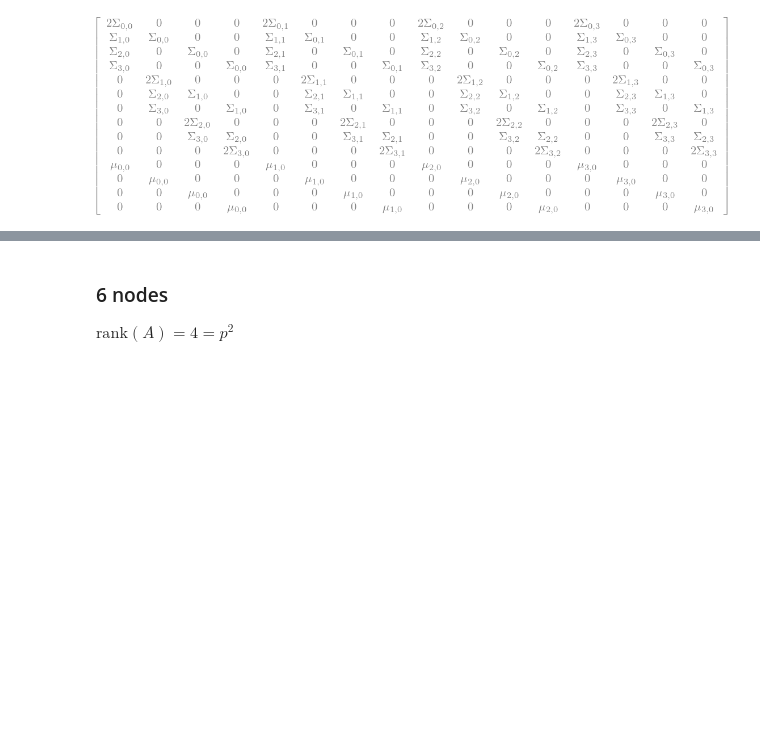
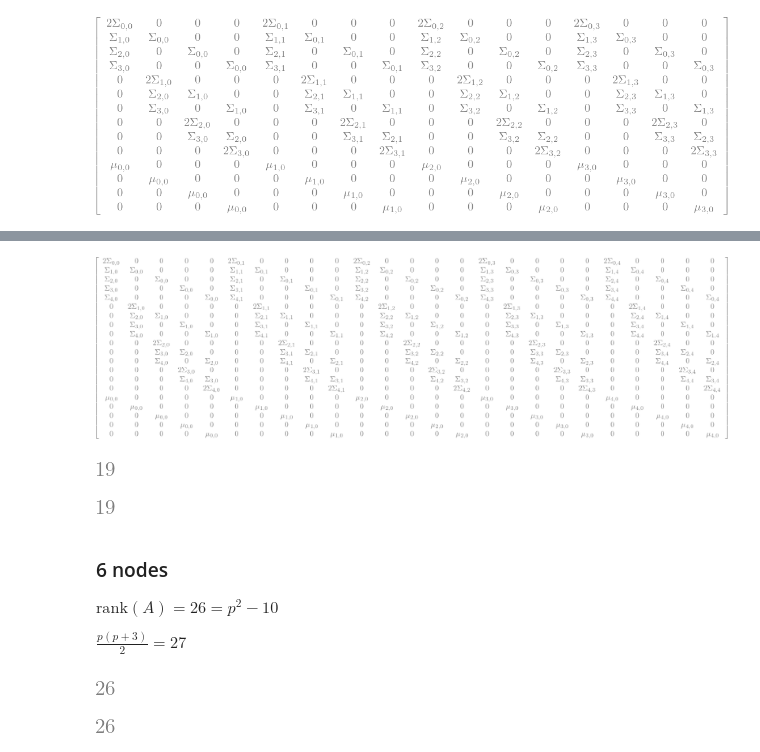
Before and after one commit to eva-resch/tum_masterthesis, a Jupyter notebook: rank_of_A.ipynb, the cells around one changed output, grey strips where cells are left out. Cells and saved outputs as stored; diff of their text form; code cells hidden in the pictures; blank space fills up the shorter version.

```diff
--- a/rank_of_A.ipynb
+++ b/rank_of_A.ipynb
@@ -82,7 +165,9 @@ $\text{rank}(A) = 4 = p^2$
 # %%
 p = 5
 cov = MatrixSymbol("Sigma", p, p).as_mutable()
 mean = MatrixSymbol("mu", p, 1).as_mutable()
-A_Sigma = create_A_Sigma(cov=cov, p=p)
-A = create_A(A_Sigma=A_Sigma, mean=mean, p=p)
+A_Sigma = create_A_Sigma_sympy(cov=cov, p=p)
+A = create_A_sympy(A_Sigma=A_Sigma, mean=mean, p=p)
 A
+# %% [output]
+[figure, added]
@@ -91,6 +198,16 @@ A.rank()
+# %%
+int(np.min(rank_5))
+# %% [output]
+[figure, added]
+# %%
+int(np.max(rank_5))
+# %% [output]
+[figure, added]
 # %% [markdown]
 ### 6 nodes
-$\text{rank}(A) = 4 = p^2$
+$\text{rank}(A) = 26 = p^2 - 10$
+
+$\frac{p(p+3)}{2} = 27$
 # %%
 p = 6
 cov = MatrixSymbol("Sigma", p, p).as_mutable()
@@ -102,0 +242,8 @@ A.rank()
+# %%
+int(np.min(rank_6))
+# %% [output]
+[figure, added]
+# %%
+int(np.max(rank_6))
+# %% [output]
+[figure, added]
```
Also changed, not shown: parts of 19 cells of this notebook.
